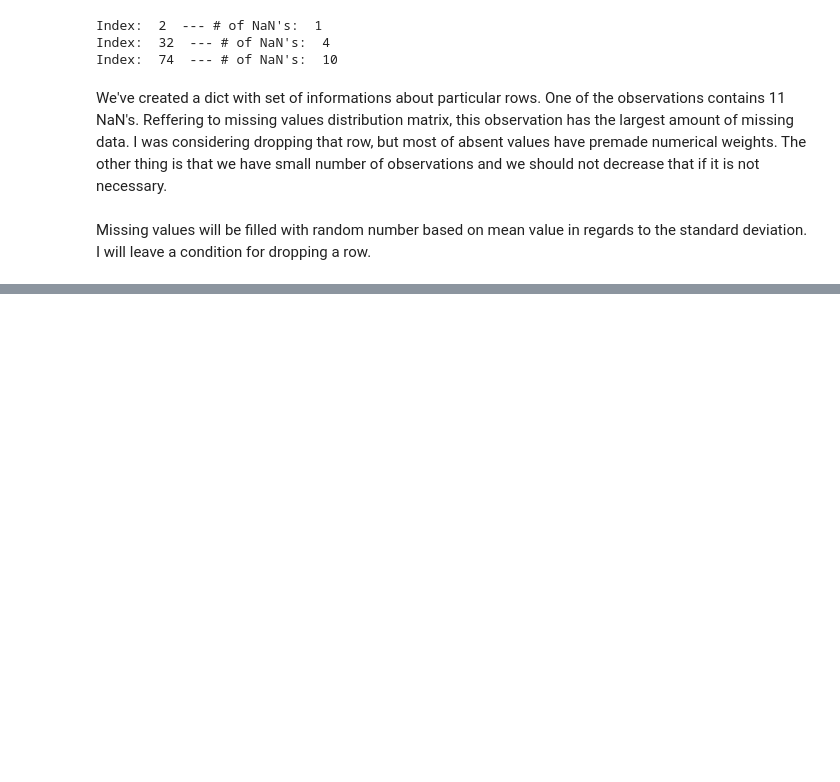
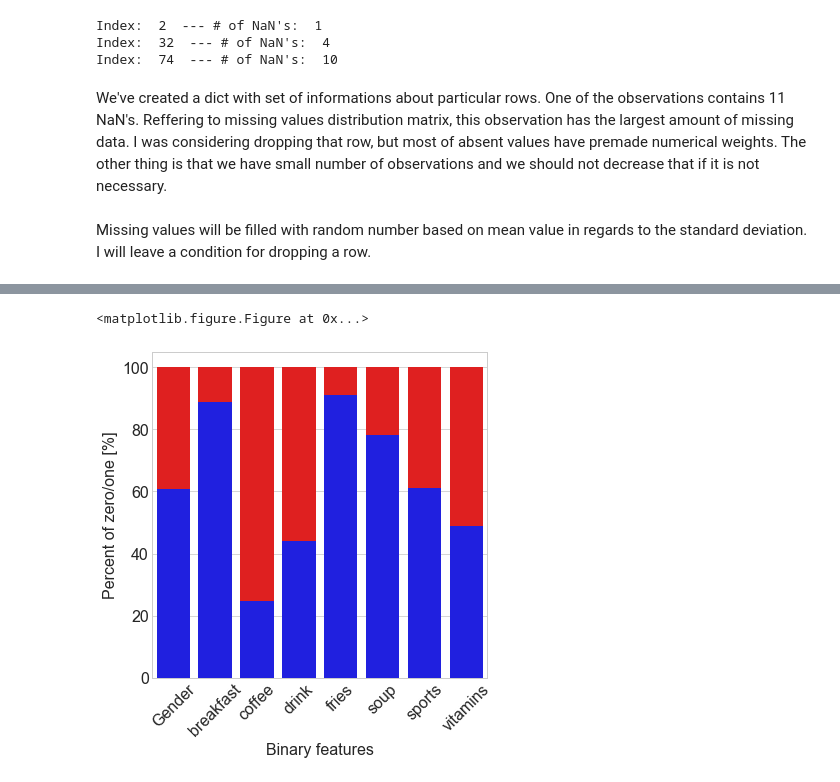
Before and after one commit to rpanasiuk/Machine-learning, a Jupyter notebook: Data_preparation/Food_choice.ipynb, the cells around one changed output, grey strips where cells are left out. Drawn from its saved outputs; the diff is of its cells as text; code cells hidden in the pictures; blank space fills up the shorter version.

```diff
--- a/Data_preparation/Food_choice.ipynb
+++ b/Data_preparation/Food_choice.ipynb
@@ -415,0 +418,33 @@ to be continued..
+# %%
+# Slice binary features and their values amount without NaNs
+x = df.describe().T
+y = pd.Series(x[x['max'] == 2]['count'], index=x[x['max'] == 2].index)
+
+# Percent values of 0/1 for each feature
+zero_list = []
+one_list = []
+
+# Convert into percentages
+for ind, col in y.iteritems():
+    zero_list.append(((df[ind]==1).sum()*100)/col)
+    one_list.append(((df[ind]==2).sum()*100)/col)
+# %%
+# Plot preparation
+plt.figure()
+fig, ax = plt.subplots(figsize=(6,6))
+
+# Create barplots
+sns.barplot(ax=ax, x=x[x['max'] == 2].index, y=zero_list, color="blue")
+sns.barplot(ax=ax, x=x[x['max'] == 2].index, y=one_list, bottom= zero_list, color="red")
+
+# Plot labels
+plt.ylabel('Percent of zero/one [%]', fontsize=16)
+plt.xlabel('Binary features', fontsize=16)
+
+# Plot's font settings
+locs, labels = plt.xticks()
+plt.setp(labels, rotation=45)
+plt.tick_params(axis='both', which='major', labelsize=16)
+# %% [output]
+<matplotlib.figure.Figure at 0x...>
+[figure, added]
```
Also changed, not shown: parts of 41 cells of this notebook.
